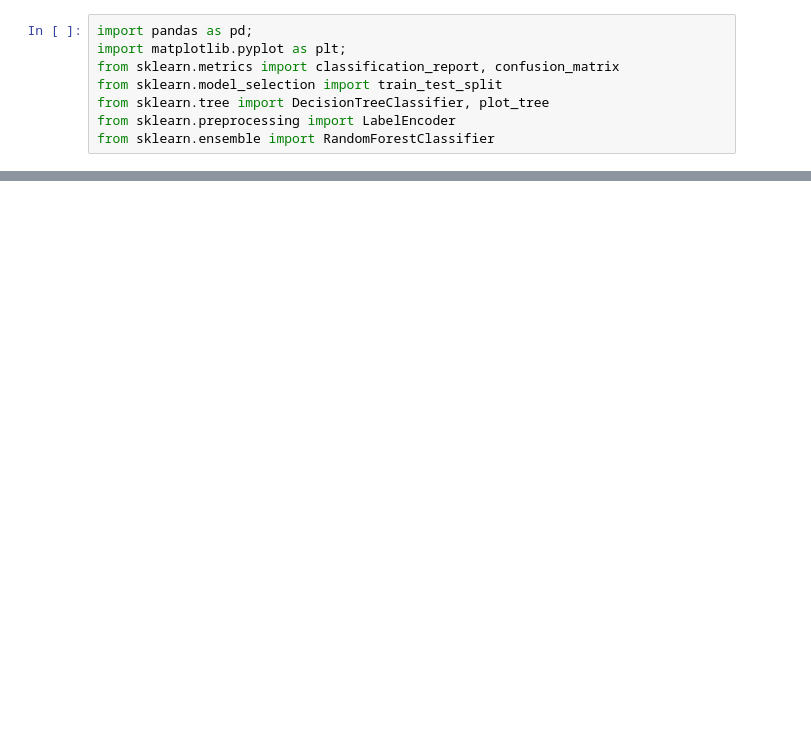
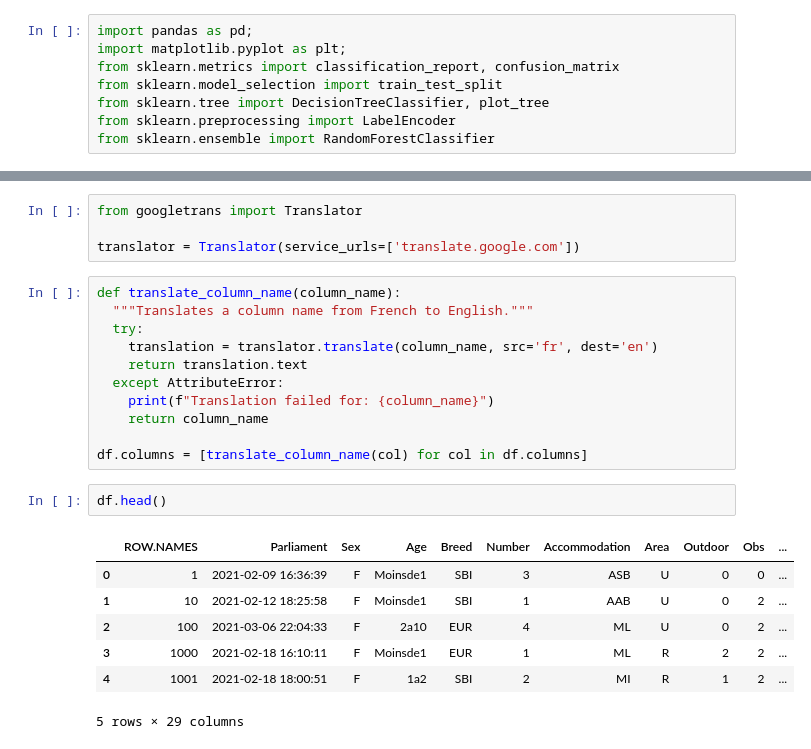
Before and after one commit to cjduhamel/cat_behavior_project, a Jupyter notebook: cat.ipynb, the cells around one changed output, grey strips where cells are left out. Cells and saved outputs as stored; diff of their text form; blank space fills up the shorter version.

Commit message:
added translation from french to english for headings

```diff
--- a/cat.ipynb
+++ b/cat.ipynb
@@ -22,0 +36,25 @@ le = LabelEncoder()
+# %%
+from googletrans import Translator
+
+translator = Translator(service_urls=['translate.google.com'])
+# %%
+def translate_column_name(column_name):
+  """Translates a column name from French to English."""
+  try:
+    translation = translator.translate(column_name, src='fr', dest='en')
+    return translation.text
+  except AttributeError:
+    print(f"Translation failed for: {column_name}")
+    return column_name
+
+df.columns = [translate_column_name(col) for col in df.columns]
+# %%
+df.head()
+# %% [output]
+|  | ROW.NAMES | Parliament | Sex | Age | Breed | Number | Accommodation | Area | Outdoor | Obs | ... |
+| 0 | 1 | 2021-02-09 16:36:39 | F | Moinsde1 | SBI | 3 | ASB | U | 0 | 0 | ... |
+| 1 | 10 | 2021-02-12 18:25:58 | F | Moinsde1 | SBI | 1 | AAB | U | 0 | 2 | ... |
+| 2 | 100 | 2021-03-06 22:04:33 | F | 2a10 | EUR | 4 | ML | U | 0 | 2 | ... |
+| 3 | 1000 | 2021-02-18 16:10:11 | F | Moinsde1 | EUR | 1 | ML | R | 2 | 2 | ... |
+| 4 | 1001 | 2021-02-18 18:00:51 | F | 1a2 | SBI | 2 | MI | R | 1 | 2 | ... |
+5 rows × 29 columns
```
Also changed, not shown: parts of 3 cells of this notebook.
